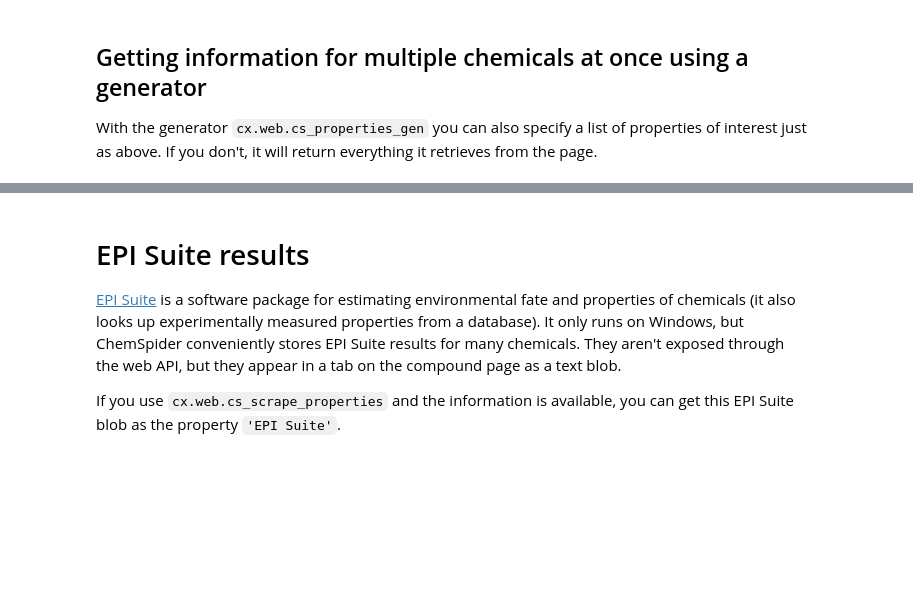
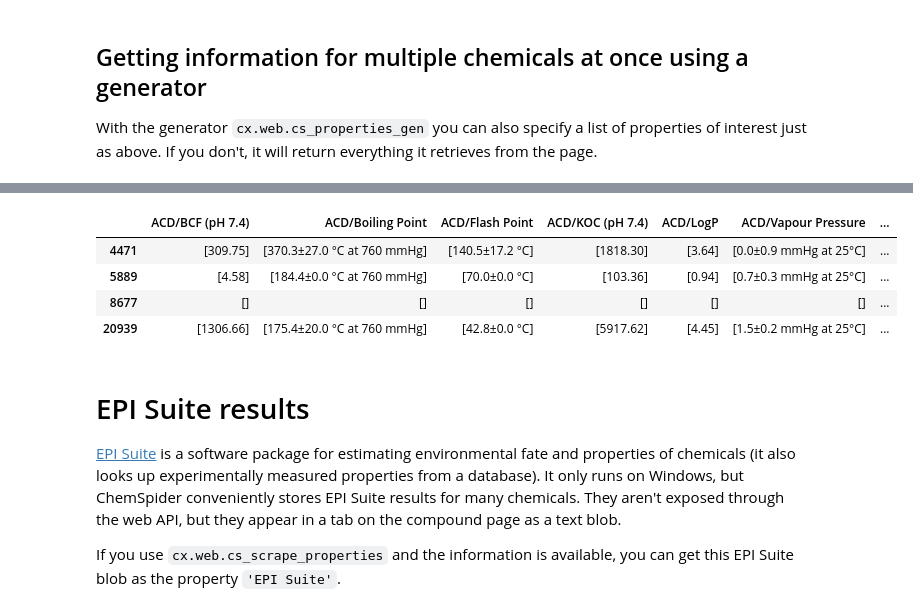
Before and after one commit to hilldrew/chemex, a Jupyter notebook: notebooks/Scraping properties from ChemSpider.ipynb, the cells around one changed output, grey strips where cells are left out. Cells and saved outputs as stored; diff of their text form; code cells hidden in the pictures; blank space fills up the shorter version.

```diff
--- a/notebooks/Scraping properties from ChemSpider.ipynb
+++ b/notebooks/Scraping properties from ChemSpider.ipynb
@@ -47,6 +75,6 @@ DataFrame([example_data_1, example_data_2]).set_index('CSID')
 ## Getting information for multiple chemicals at once using a generator
 With the generator `cx.web.cs_properties_gen` you can also specify a list of properties of interest just as above. If you don't, it will return everything it retrieves from the page.
 # %%
-example_csid_list = [4471, 5889, 8677, 20939]
-multi_data = cx.web.cs_properties_gen(example_csid_list, cx.web.cs_default_props)
-example_multi_df = DataFrame(multi_data)
+csid_list = [4471, 5889, 8677, 20939]
+multi_data = cx.web.cs_properties_gen(csid_list, cx.web.cs_default_props)
+datalist2 = list(islice(multi_data, None))
@@ -62,3 +81,11 @@ example_multi_df.set_index('CSID')
+# %%
+DataFrame(datalist2, index=csid_list)
+# %% [output]
+|  | ACD/BCF (pH 7.4) | ACD/Boiling Point | ACD/Flash Point | ACD/KOC (pH 7.4) | ACD/LogP | ACD/Vapour Pressure | ... |
+| 4471 | [309.75] | [370.3±27.0 °C at 760 mmHg] | [140.5±17.2 °C] | [1818.30] | [3.64] | [0.0±0.9 mmHg at 25°C] | ... |
+| 5889 | [4.58] | [184.4±0.0 °C at 760 mmHg] | [70.0±0.0 °C] | [103.36] | [0.94] | [0.7±0.3 mmHg at 25°C] | ... |
+| 8677 | [] | [] | [] | [] | [] | [] | ... |
+| 20939 | [1306.66] | [175.4±20.0 °C at 760 mmHg] | [42.8±0.0 °C] | [5917.62] | [4.45] | [1.5±0.2 mmHg at 25°C] | ... |
 # %% [markdown]
 # EPI Suite results
 [EPI Suite](http://www2.epa.gov/tsca-screening-tools/epi-suitetm-estimation-program-interface) is a software package for estimating environmental fate and properties of chemicals (it also looks up experimentally measured properties from a database). It only runs on Windows, but ChemSpider conveniently stores EPI Suite results for many chemicals. They aren't exposed through the web API, but they appear in a tab on the compound page as a text blob.
```
Also changed, not shown: parts of 16 cells of this notebook, 3 other files.
